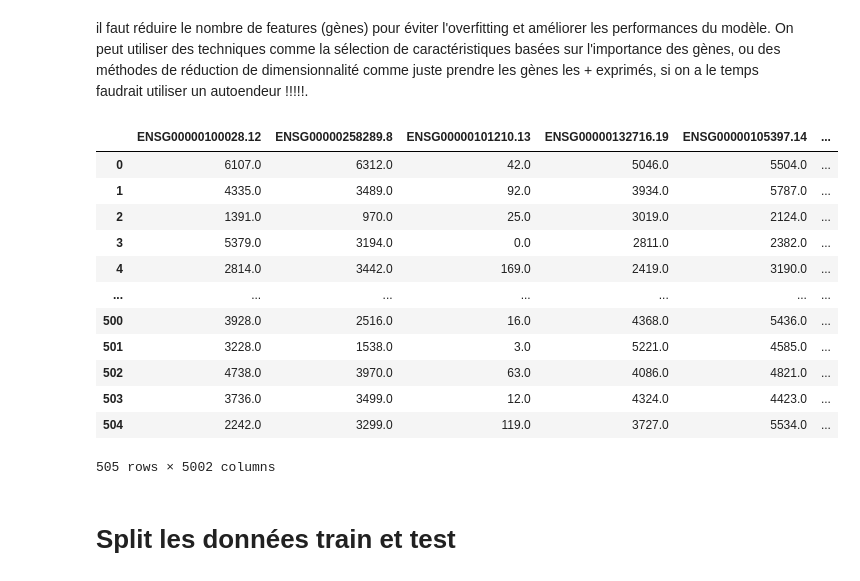
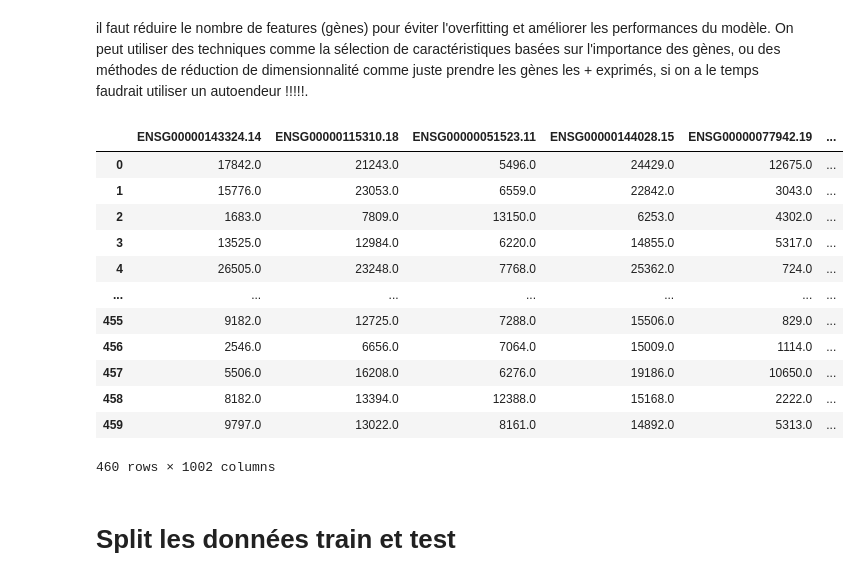
Before and after one commit to elodiehusson/Deep-Learning-Project, a Jupyter notebook: script/Début de pipeline.ipynb, the cells around one changed output. Drawn from its saved outputs; the diff is of its cells as text; code cells hidden in the pictures.

```diff
--- a/script/Début de pipeline.ipynb
+++ b/script/Début de pipeline.ipynb
@@ -86,7 +93,7 @@ voir si on peut pas accumuler plusieurs prédictions par la suite
 Choisissez la variable que vous voulez prédire en remplacant "choix" par le nom de la liste que vous voulez :
 # %%
 liste_des_prédictions = ["stade_tumoral", "type_tumoral", "mutation"]
-choix = "mutation"
+choix = "stade_tumoral"
 # %% [markdown]
 ### _**préparation des inputs + labels du modèle**_
 # %% [markdown]
@@ -118,7 +132,7 @@ def build_task(choix, X):
         ).astype(int).values
 
         class_names = ["Early", "Late"]
-        n_classes = 2
+        n_classes = 1 # nombre de neurones de sortie
         loss = "binary_crossentropy"
         output_activation = "sigmoid"
         encoder = None
@@ -195,42 +216,42 @@ il faut réduire le nombre de features (gènes) pour éviter l'overfitting et am
 # %%
 # récupérer les noms
 gene_names = X_full.columns[:-2]
 meta_names = X_full.columns[-2:]
 
 X_expr = X_out[:, :-2]   # gènes uniquement
 X_meta = X_out[:, -2:]   # age, sex
 
 # filtrage variance
 variances = X_expr.var(axis=0)
-k = 5000
+k = 1000
 top_idx = np.argsort(variances)[-k:]
 selected_genes = gene_names[top_idx]
 
 # reconstruire DataFrame
 X_expr_filt = X_expr[:, top_idx]
 
 X_reduced = pd.DataFrame(
     np.hstack([X_expr_filt, X_meta]),
     # index=X_full.index[:X_expr_filt.shape[0]], # indice décalé pour stage tumoral parce que on a retiré 45 patients, on l'enleve, c'est plus important
     columns=list(selected_genes) + list(meta_names)
 )
 
 
 X_reduced
 # %% [output]
-|  | ENSG00000100028.12 | ENSG00000258289.8 | ENSG00000101210.13 | ENSG00000132716.19 | ENSG00000105397.14 | ... |
-| 0 | 6107.0 | 6312.0 | 42.0 | 5046.0 | 5504.0 | ... |
-| 1 | 4335.0 | 3489.0 | 92.0 | 3934.0 | 5787.0 | ... |
-| 2 | 1391.0 | 970.0 | 25.0 | 3019.0 | 2124.0 | ... |
-| 3 | 5379.0 | 3194.0 | 0.0 | 2811.0 | 2382.0 | ... |
-| 4 | 2814.0 | 3442.0 | 169.0 | 2419.0 | 3190.0 | ... |
+|  | ENSG00000143324.14 | ENSG00000115310.18 | ENSG00000051523.11 | ENSG00000144028.15 | ENSG00000077942.19 | ... |
+| 0 | 17842.0 | 21243.0 | 5496.0 | 24429.0 | 12675.0 | ... |
+| 1 | 15776.0 | 23053.0 | 6559.0 | 22842.0 | 3043.0 | ... |
+| 2 | 1683.0 | 7809.0 | 13150.0 | 6253.0 | 4302.0 | ... |
+| 3 | 13525.0 | 12984.0 | 6220.0 | 14855.0 | 5317.0 | ... |
+| 4 | 26505.0 | 23248.0 | 7768.0 | 25362.0 | 724.0 | ... |
 | ... | ... | ... | ... | ... | ... | ... |
-| 500 | 3928.0 | 2516.0 | 16.0 | 4368.0 | 5436.0 | ... |
-| 501 | 3228.0 | 1538.0 | 3.0 | 5221.0 | 4585.0 | ... |
-| 502 | 4738.0 | 3970.0 | 63.0 | 4086.0 | 4821.0 | ... |
-| 503 | 3736.0 | 3499.0 | 12.0 | 4324.0 | 4423.0 | ... |
-| 504 | 2242.0 | 3299.0 | 119.0 | 3727.0 | 5534.0 | ... |
+| 455 | 9182.0 | 12725.0 | 7288.0 | 15506.0 | 829.0 | ... |
+| 456 | 2546.0 | 6656.0 | 7064.0 | 15009.0 | 1114.0 | ... |
+| 457 | 5506.0 | 16208.0 | 6276.0 | 19186.0 | 10650.0 | ... |
+| 458 | 8182.0 | 13394.0 | 12388.0 | 15168.0 | 2222.0 | ... |
+| 459 | 9797.0 | 13022.0 | 8161.0 | 14892.0 | 5313.0 | ... |
-505 rows × 5002 columns
+460 rows × 1002 columns
 # %% [markdown]
 # **Split les données train et test**
 # %% [markdown]
```
Also changed, not shown: parts of 45 cells of this notebook, 6 other files.
